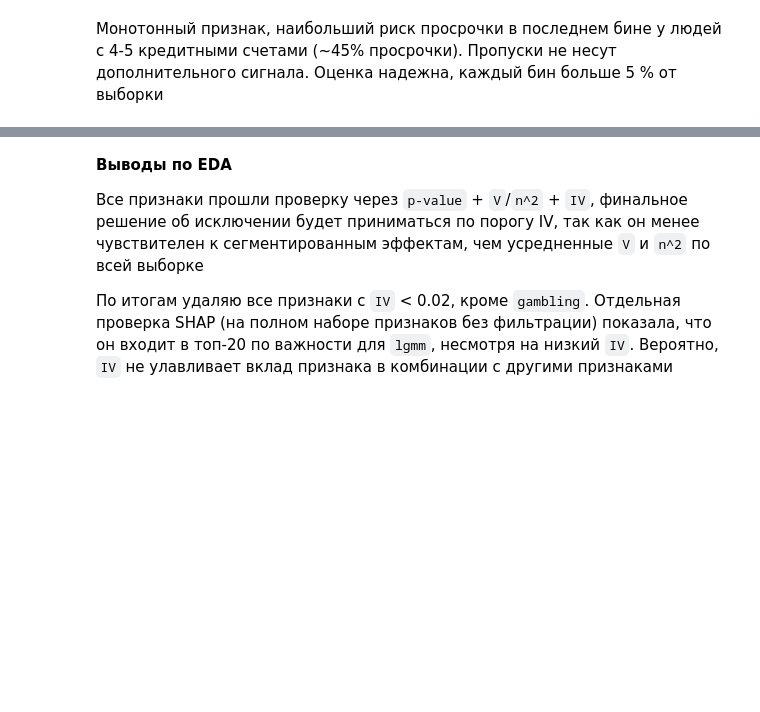
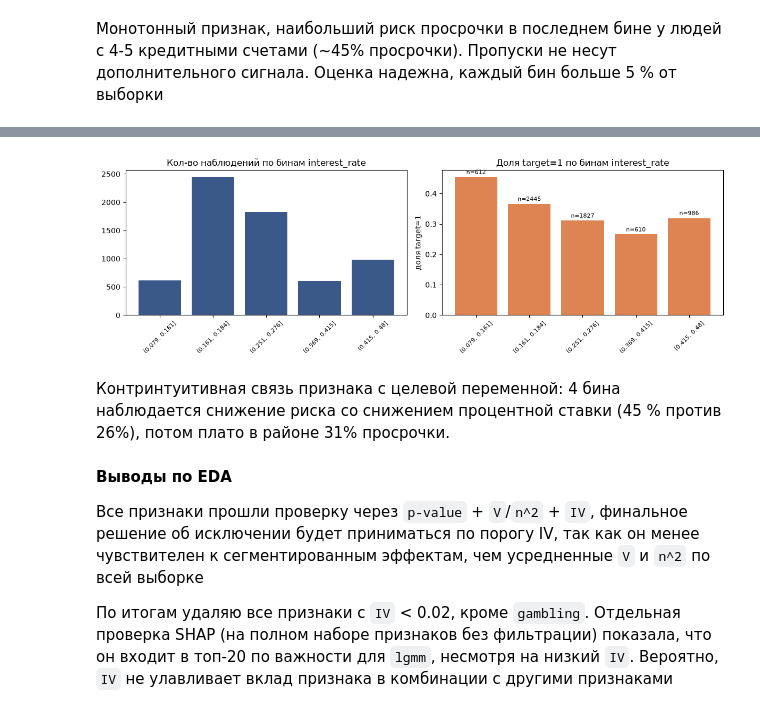
Before and after one commit to Polemarh/credit_scoring_ml, a Jupyter notebook: competition.ipynb, the cells around one changed output, grey strips where cells are left out. Cells and saved outputs as stored; diff of their text form; code cells hidden in the pictures; blank space fills up the shorter version.

```diff
--- a/competition.ipynb
+++ b/competition.ipynb
@@ -1027,0 +1042,3 @@ visualization(woe_table, 'bureau_account_id_count', 'target')
+# %%
+woe_table, iv = calc_woe_iv(train, 'interest_rate', 'target')
+woe_table
@@ -1028,3 +1053,9 @@ visualization(woe_table, 'bureau_account_id_count', 'target')
+# %%
+visualization(woe_table, 'interest_rate', 'target')
+# %% [output]
+[figure, added]
+# %% [markdown]
+Контринтуитивная связь признака с целевой переменной: 4 бина наблюдается снижение риска со снижением процентной ставки (45 % против 26%), потом плато в районе 31% просрочки.
 # %% [markdown]
 **Выводы по EDA**
 
```
Also changed, not shown: parts of 7 cells of this notebook.
